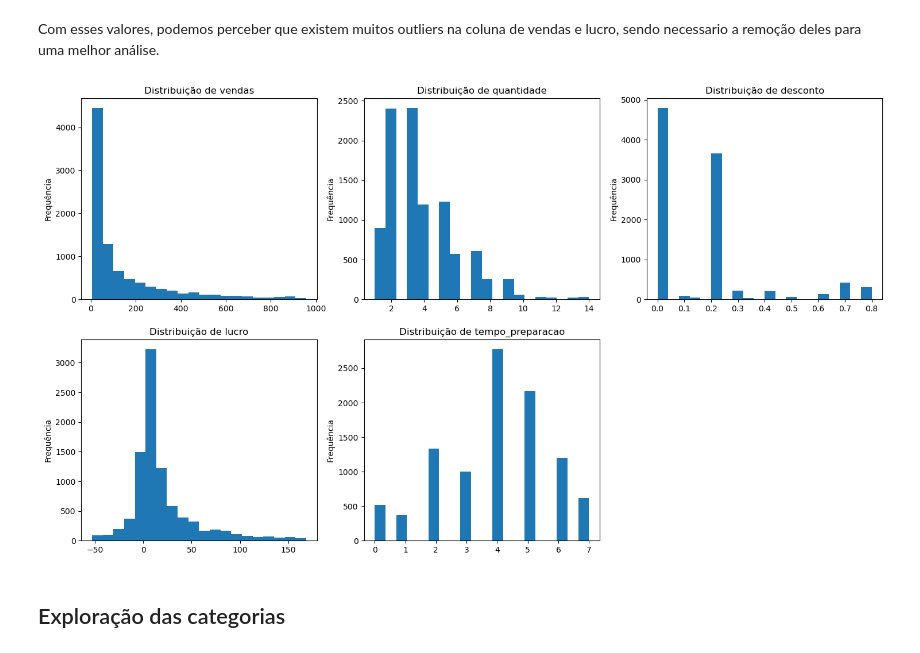
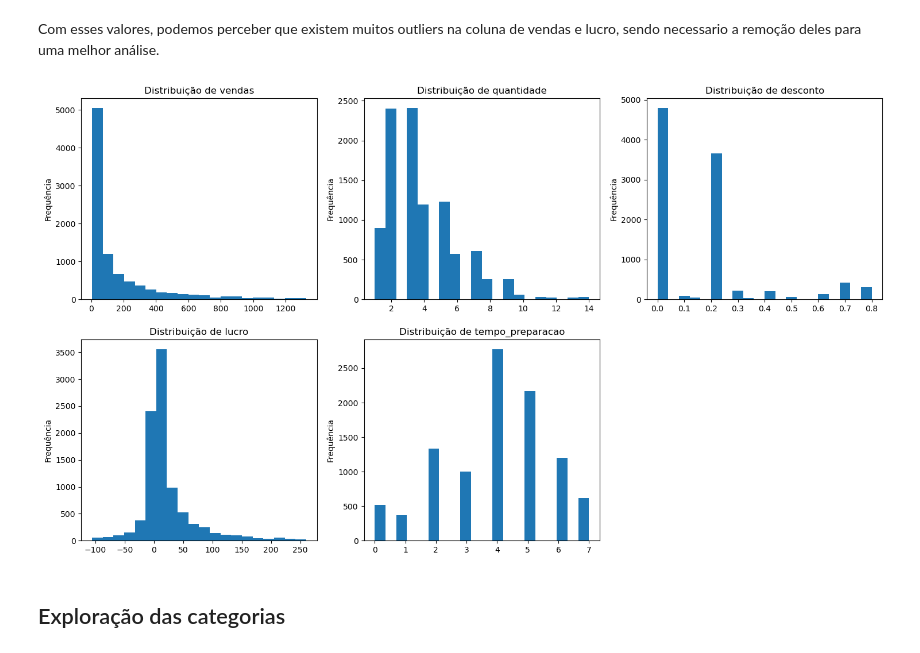
Before and after one commit to PedroMRegis/analise-dados_ijr, a Jupyter notebook: analise_R-Amaral-Office/analise-de-dados.ipynb, the cells around one changed output. Saved outputs shown, nothing was run; the diff lists cells and outputs as text; code cells hidden in the pictures.

Commit message:
adição de grafico e pequenas alterações

```diff
--- a/analise_R-Amaral-Office/analise-de-dados.ipynb
+++ b/analise_R-Amaral-Office/analise-de-dados.ipynb
@@ -247,38 +247,38 @@ Com esses valores, podemos perceber que existem muitos outliers na coluna de ven
 # %%
 plt.figure(figsize=(18, 10))
 
 
-p5, p95 = np.percentile(df_R_amaral['vendas'], [5,95])#tirando outliers do grafico para melhor vizualização
+p5, p97 = np.percentile(df_R_amaral['vendas'], [5,97])#tirando outliers do grafico para melhor vizualização
 plt.subplot(2, 3, 1)
-plt.hist(df_R_amaral['vendas'], bins=20,range=[p5,p95])
+plt.hist(df_R_amaral['vendas'], bins=20,range=[p5,p97])
 plt.title('Distribuição de vendas')
 plt.ylabel('Frequência')
 
 plt.subplot(2, 3, 2)
 plt.hist(df_R_amaral['quantidade'], bins=20)
 plt.title('Distribuição de quantidade')
 plt.ylabel('Frequência')
 
 plt.subplot(2, 3, 3)
 plt.hist(df_R_amaral['desconto'], bins=20)
 plt.title('Distribuição de desconto')
 plt.ylabel('Frequência')
 
-per5, per95 = np.percentile(df_R_amaral['lucro'], [5,95]) #tirando outliers do grafico para melhor vizualização
+per3, per97 = np.percentile(df_R_amaral['lucro'], [3,97]) #tirando outliers do grafico para melhor vizualização
 plt.subplot(2, 3, 4)
-plt.hist(df_R_amaral['lucro'], bins=20,range=[per5,per95])
+plt.hist(df_R_amaral['lucro'], bins=20,range=[per3,per97])
 plt.title('Distribuição de lucro')
 plt.ylabel('Frequência')
 
 plt.subplot(2, 3, 5)
 plt.hist(df_R_amaral['tempo_preparacao'], bins=20)
 plt.title('Distribuição de tempo_preparacao')
 plt.ylabel('Frequência')
 
 
 plt.show()
 # %% [output]
-[figure, old version]
+[figure, new version]
 # %% [markdown]
 ## Exploração das categorias
 # %%
```
Also changed, not shown: parts of 2 cells of this notebook.
